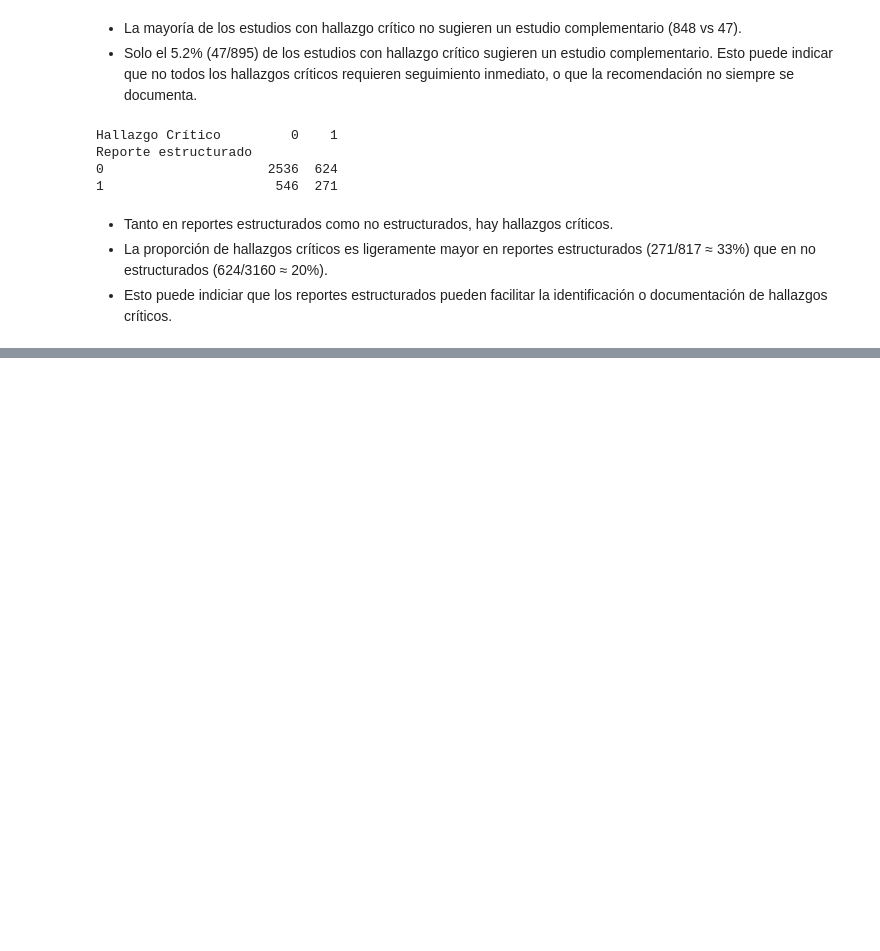
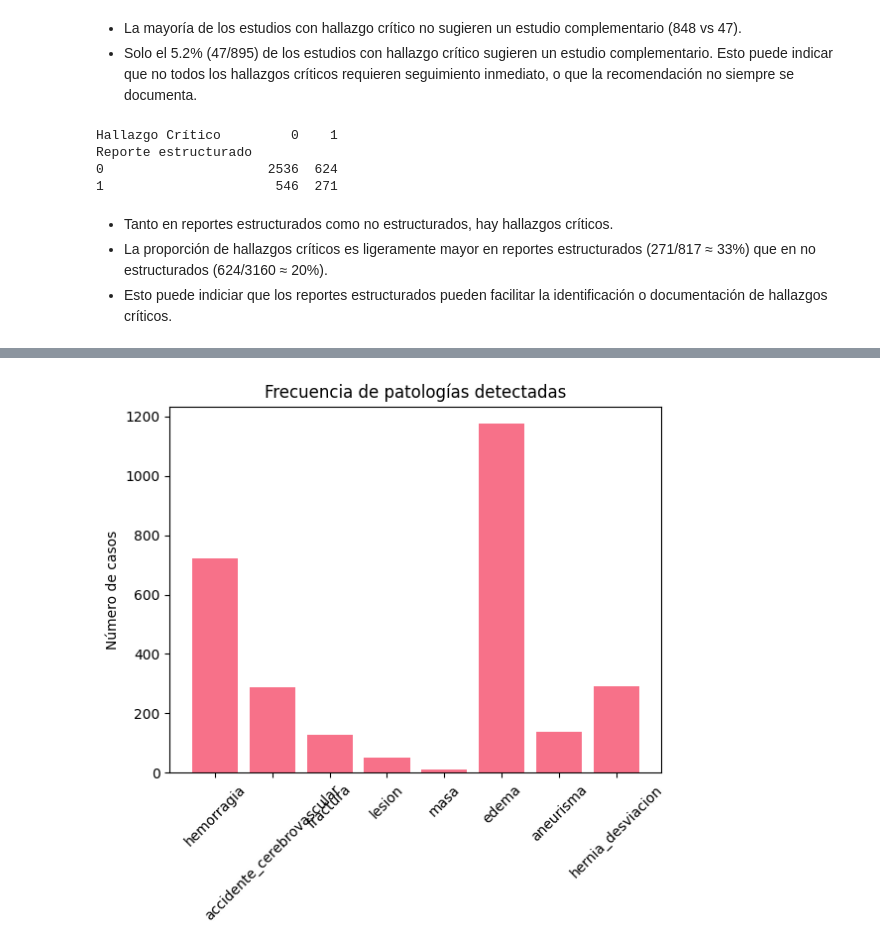
Before and after one commit to isabelaocampos/PDG-Diagnostico-Clinico, a Jupyter notebook: notebooks/Analisis_y_Transformacion_1.ipynb, the cells around one changed output, grey strips where cells are left out. Drawn from its saved outputs; the diff is of its cells as text; code cells hidden in the pictures; blank space fills up the shorter version.

```diff
--- a/notebooks/Analisis_y_Transformacion_1.ipynb
+++ b/notebooks/Analisis_y_Transformacion_1.ipynb
@@ -395,3 +395,86 @@ Reporte estructurado
 - Tanto en reportes estructurados como no estructurados, hay hallazgos críticos.
 - La proporción de hallazgos críticos es ligeramente mayor en reportes estructurados (271/817 ≈ 33%) que en no estructurados (624/3160 ≈ 20%).
 - Esto puede indiciar que los reportes estructurados pueden facilitar la identificación o documentación de hallazgos críticos.
+# %%
+## Exploración de frecuencia de patologías
+# Función para búsqueda con contexto (excluye negaciones)
+def tiene_patologia(texto, positivos, negaciones_cercanas=None):
+    """
+    Busca palabras positivas pero excluye si hay negaciones cerca.
+    negaciones_cercanas: lista de negaciones a buscar en rango de 50 caracteres
+    """
+    if not isinstance(texto, str):
+        return False
+
+    texto_lower = texto.lower()
+    tiene_positivo = any(kw in texto_lower for kw in positivos)
+    if not tiene_positivo:
+        return False
+    if not negaciones_cercanas:
+        return True
+    for neg in negaciones_cercanas:
+        if neg in texto_lower:
+            for pos in positivos:
+                idx_pos = texto_lower.find(pos)
+                idx_neg = texto_lower.rfind(neg, 0, idx_pos)
+                if idx_neg != -1 and (idx_pos - idx_neg) < 50:
+                    return False
+    return True
+
+# Diccionario de patologías refinado
+patologias = {
+    'hemorragia': {
+        'keywords': ['hemorragia', 'hematoma', 'sangrado'],
+        'excluir': ['no ', 'sin ', 'negativo', 'descarta']
+    },
+    'accidente_cerebrovascular': {
+        'keywords': ['infarto', 'isquemia', 'ictus', 'acv'],
+        'excluir': ['no ', 'sin ', 'negativo']
+    },
+    'fractura': {
+        'keywords': ['fractura', 'fracturas'],
+        'excluir': ['no ', 'sin ', 'negativo']
+    },
+    'lesion': {
+        'keywords': ['lesion', 'lesiones'],
+        'excluir': ['no ', 'sin ', 'negativo']
+    },
+    'masa': {
+        'keywords': ['masa', 'masas'],
+        'excluir': ['no ', 'sin ', 'negativo']
+    },
+    'edema': {
+        'keywords': ['edema'],
+        'excluir': ['no ', 'sin ', 'negativo']
+    },
+    'aneurisma': {
+        'keywords': ['aneurisma'],
+        'excluir': ['no ', 'sin ', 'negativo']
+    },
+    'hernia_desviacion': {
+        'keywords': ['hernia', 'herniacion', 'desviación de la línea media', 'desviacion de la linea media'],
+        'excluir': ['no ', 'sin ', 'negativo']
+    },
+}
+
+# Mostrar solo la frecuencia de cada patología
+print(" - FRECUENCIA DE PATOLOGÍAS (CON CONTEXTO DE NEGACIÓN) - \n")
+for pat, config in patologias.items():
+    count = df['Hallazgos'].apply(
+        lambda x: tiene_patologia(x, config['keywords'], config['excluir'])
+    ).sum()
+    percentage = (count / len(df)) * 100
+    print(f"{pat}: {count} casos ({percentage:.2f}%)")
+
+freqs = []
+for pat, config in patologias.items():
+    count = df['Hallazgos'].apply(lambda x: tiene_patologia(x, config['keywords'], config['excluir'])).sum()
+    freqs.append((pat, count))
+
+labels, values = zip(*freqs)
+plt.bar(labels, values)
+plt.ylabel('Número de casos')
+plt.title('Frecuencia de patologías detectadas')
+plt.xticks(rotation=45)
+plt.show()
+# %% [output]
@@ -397,0 +491 @@ Reporte estructurado
+[figure, added]
```
Also changed, not shown: parts of 5 cells of this notebook.
